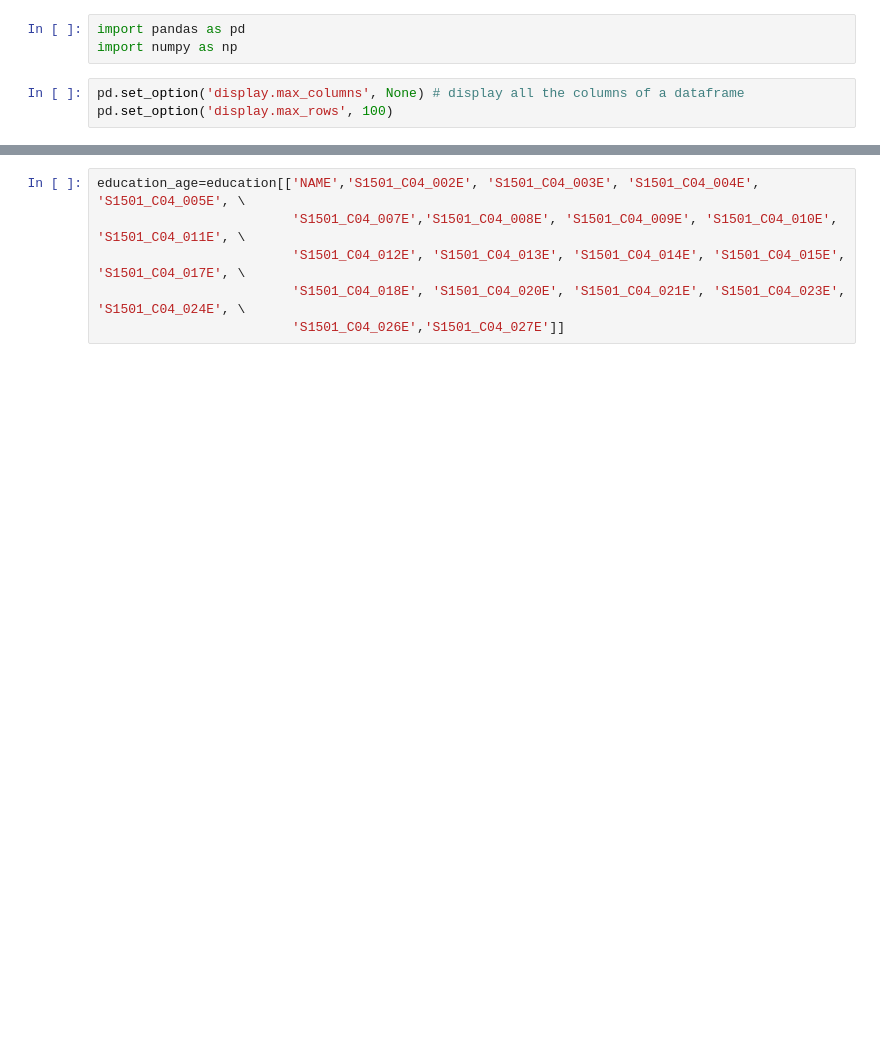
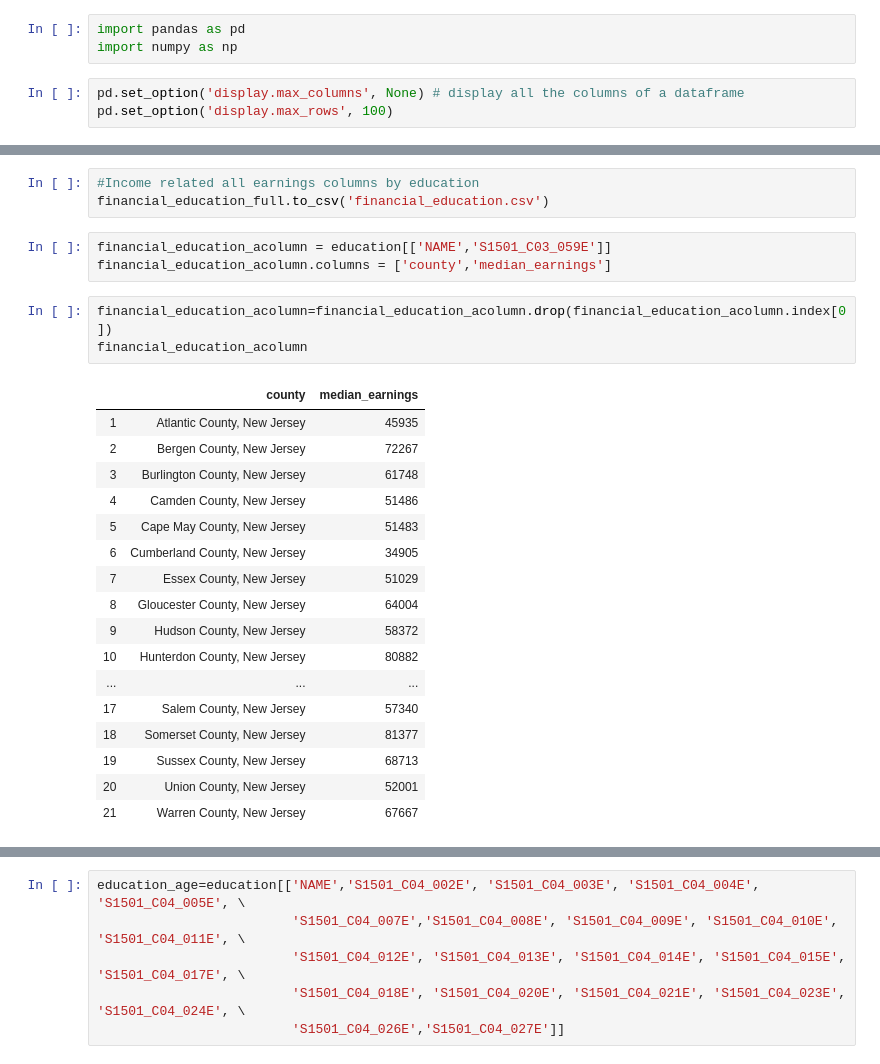
Before and after one commit to lemonaidn/VBM_Rejection_Factors, a Jupyter notebook: Khamanna/financial_education.ipynb, the cells around one changed output, grey strips where cells are left out. Drawn from its saved outputs; the diff is of its cells as text; blank space fills up the shorter version.

```diff
--- a/Khamanna/financial_education.ipynb
+++ b/Khamanna/financial_education.ipynb
@@ -40,0 +42,27 @@ financial_education
+# %%
+#Income related all earnings columns by education
+financial_education_full.to_csv('financial_education.csv')
+# %%
+financial_education_acolumn = education[['NAME','S1501_C03_059E']]
+financial_education_acolumn.columns = ['county','median_earnings']
+# %%
+financial_education_acolumn=financial_education_acolumn.drop(financial_education_acolumn.index[0])
+financial_education_acolumn
+# %% [output]
+|  | county | median_earnings |
+| 1 | Atlantic County, New Jersey | 45935 |
+| 2 | Bergen County, New Jersey | 72267 |
+| 3 | Burlington County, New Jersey | 61748 |
+| 4 | Camden County, New Jersey | 51486 |
+| 5 | Cape May County, New Jersey | 51483 |
+| 6 | Cumberland County, New Jersey | 34905 |
+| 7 | Essex County, New Jersey | 51029 |
+| 8 | Gloucester County, New Jersey | 64004 |
+| 9 | Hudson County, New Jersey | 58372 |
+| 10 | Hunterdon County, New Jersey | 80882 |
+| ... | ... | ... |
+| 17 | Salem County, New Jersey | 57340 |
+| 18 | Somerset County, New Jersey | 81377 |
+| 19 | Sussex County, New Jersey | 68713 |
+| 20 | Union County, New Jersey | 52001 |
+| 21 | Warren County, New Jersey | 67667 |
```
Also changed, not shown: parts of 35 cells of this notebook.
